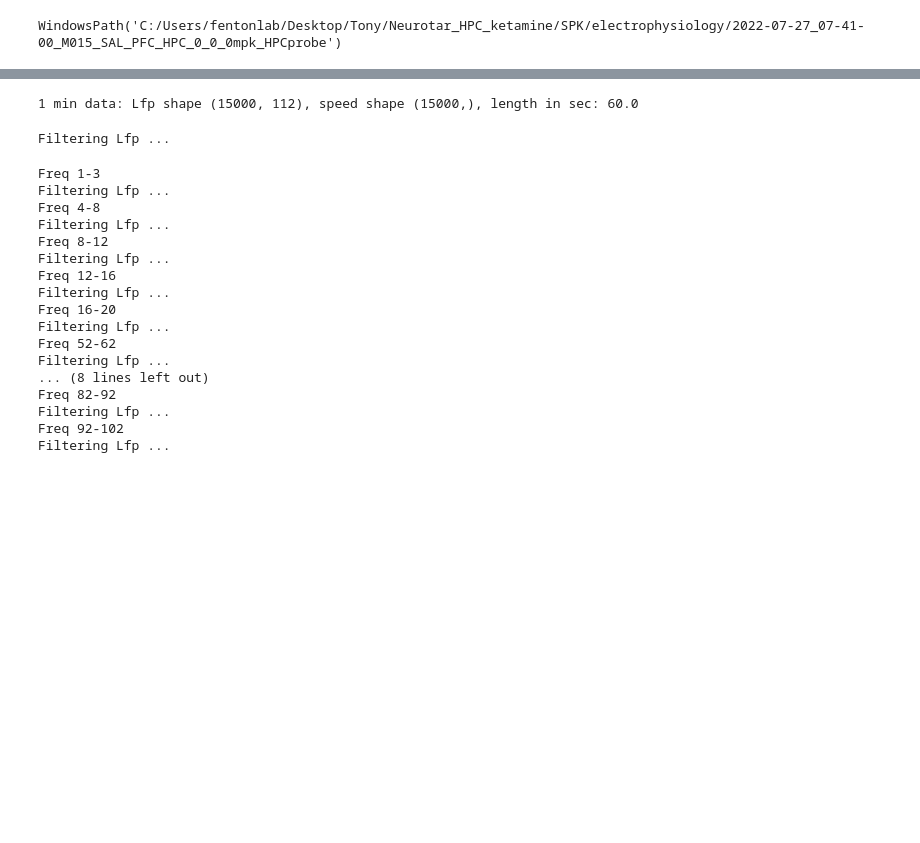
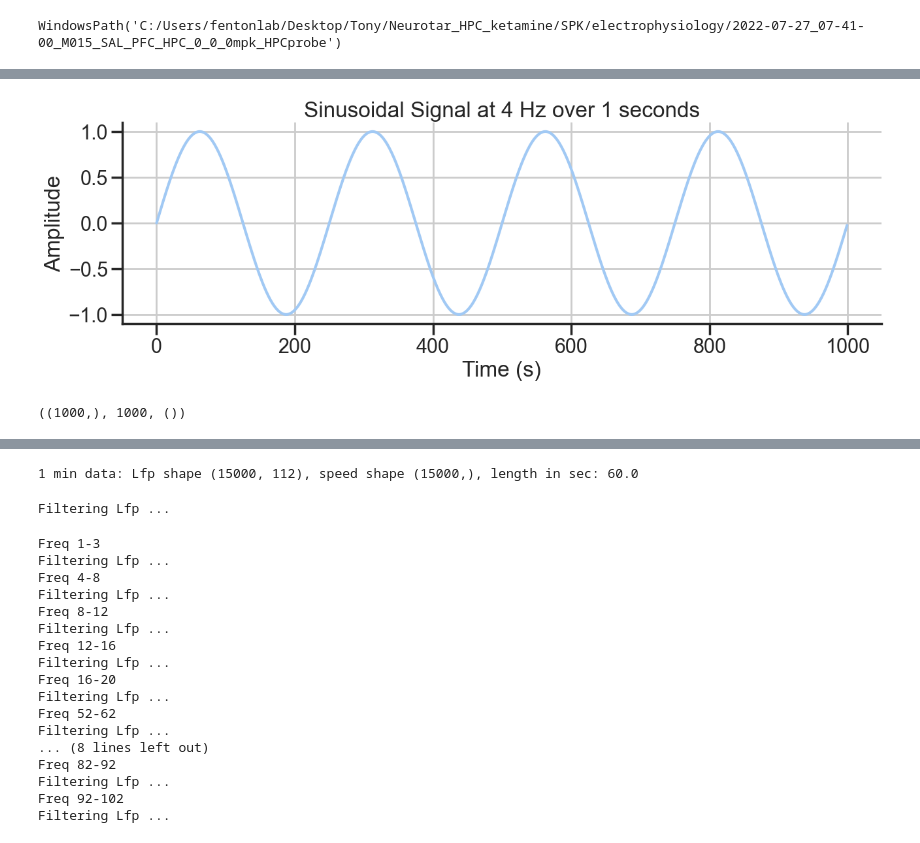
Before and after one commit to gdelfe/Ketamine_effects_on_the_brain, a Jupyter notebook: python/Place_cells_spike_analysis.ipynb, the cells around one changed output, grey strips where cells are left out. Drawn from its saved outputs; the diff is of its cells as text; code cells hidden in the pictures; blank space fills up the shorter version.

```diff
--- a/python/Place_cells_spike_analysis.ipynb
+++ b/python/Place_cells_spike_analysis.ipynb
@@ -311,0 +464,27 @@ freq = np.logspace(1, 100, num=50, endpoint=True, base=10.0, dtype=None)
+# %%
+
+# Define the parameters for the signal generation
+frequency = 4  # Frequency of the sinusoidal function in Hz
+T = 1  # Time length of the signal in seconds
+sampling_rate = 1000  # Sampling rate in Hz
+
+# Generate the time vector
+t = np.linspace(0, T, int(T * sampling_rate), endpoint=False)
+# Generate the sinusoidal signal
+signal = np.sin(2 * np.pi * frequency * t)
+
+# Plot the signal
+plt.figure(figsize=(15, 4))
+plt.plot(signal)
+plt.title(f'Sinusoidal Signal at {frequency} Hz over {T} seconds')
+plt.xlabel('Time (s)')
+plt.ylabel('Amplitude')
+plt.grid(True)
+plt.show()
+# %% [output]
+[figure, added]
+# %%
+phase_data, wavelet = get_phase_single_value(signal, frequency)
+phase_data.shape, len(wavelet), wavelet[0].shape
+# %% [output]
+((1000,), 1000, ())
```
Also changed, not shown: parts of 30 cells of this notebook.
